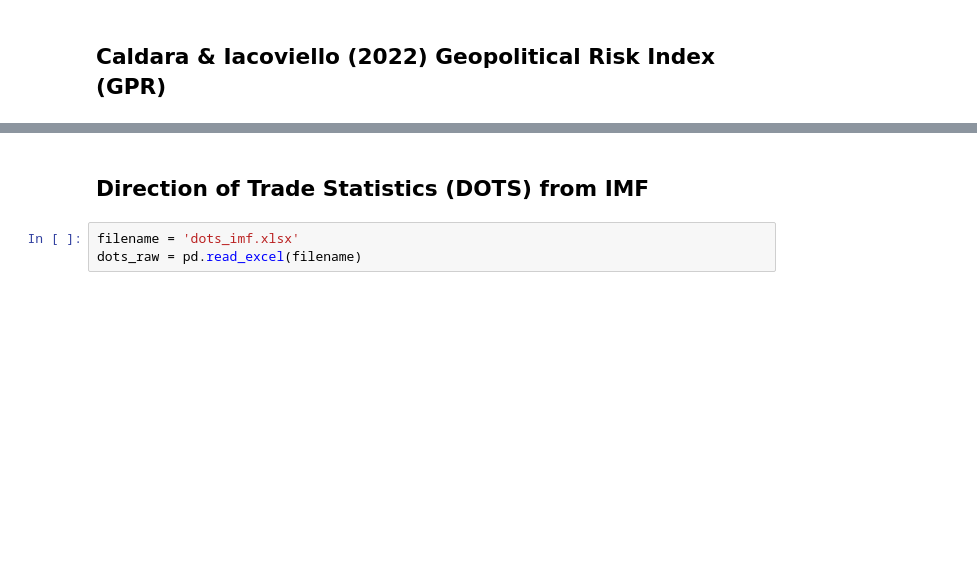
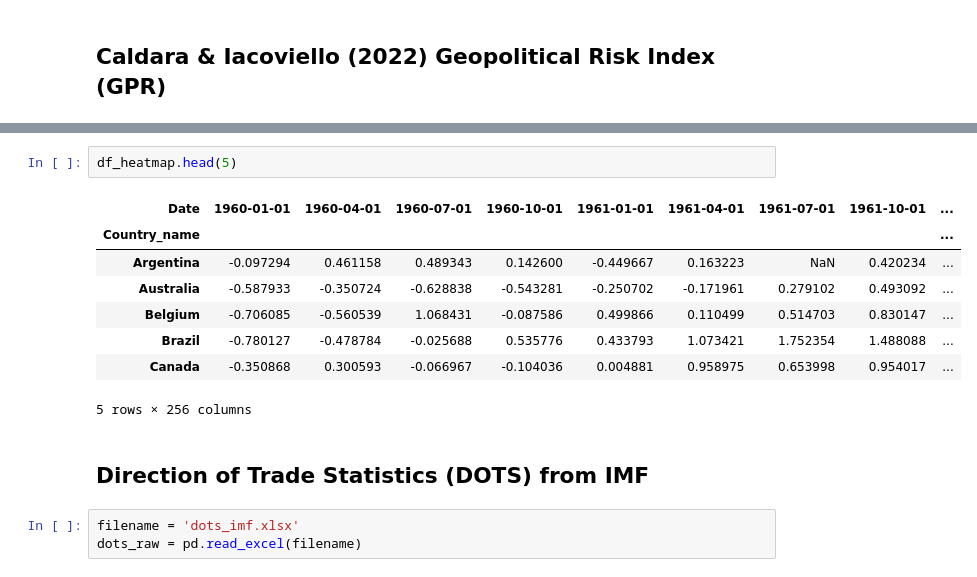
Before and after one commit to NumEconCopenhagen/projects-2024-mikkel-thomas, a Jupyter notebook: dataproject/dataproject.ipynb, the cells around one changed output, grey strips where cells are left out. Drawn from its saved outputs; the diff is of its cells as text; blank space fills up the shorter version.

```diff
--- a/dataproject/dataproject.ipynb
+++ b/dataproject/dataproject.ipynb
@@ -96,3 +191,14 @@ gpr_long = standardize_gpr(gpr_long, 'Country_name', 'GPRH')
+# %%
+df_heatmap.head(5)
+# %% [output]
+| Date | 1960-01-01 | 1960-04-01 | 1960-07-01 | 1960-10-01 | 1961-01-01 | 1961-04-01 | 1961-07-01 | 1961-10-01 | ... |
+| Country_name |  |  |  |  |  |  |  |  | ... |
+| Argentina | -0.097294 | 0.461158 | 0.489343 | 0.142600 | -0.449667 | 0.163223 | NaN | 0.420234 | ... |
+| Australia | -0.587933 | -0.350724 | -0.628838 | -0.543281 | -0.250702 | -0.171961 | 0.279102 | 0.493092 | ... |
+| Belgium | -0.706085 | -0.560539 | 1.068431 | -0.087586 | 0.499866 | 0.110499 | 0.514703 | 0.830147 | ... |
+| Brazil | -0.780127 | -0.478784 | -0.025688 | 0.535776 | 0.433793 | 1.073421 | 1.752354 | 1.488088 | ... |
+| Canada | -0.350868 | 0.300593 | -0.066967 | -0.104036 | 0.004881 | 0.958975 | 0.653998 | 0.954017 | ... |
+5 rows × 256 columns
 # %% [markdown]
 ## Direction of Trade Statistics (DOTS) from IMF
 # %%
```
Also changed, not shown: parts of 44 cells of this notebook, 1 other file.
